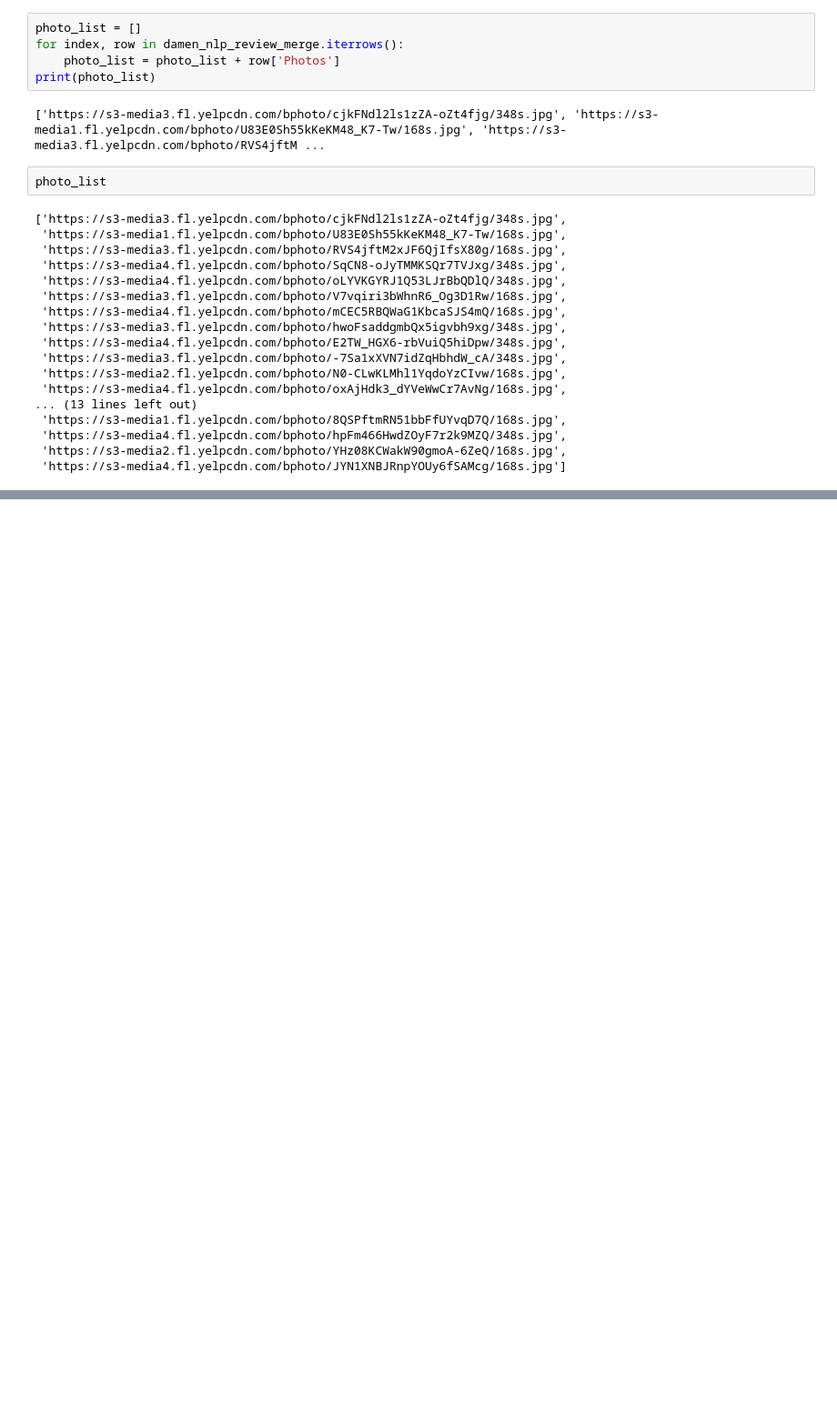
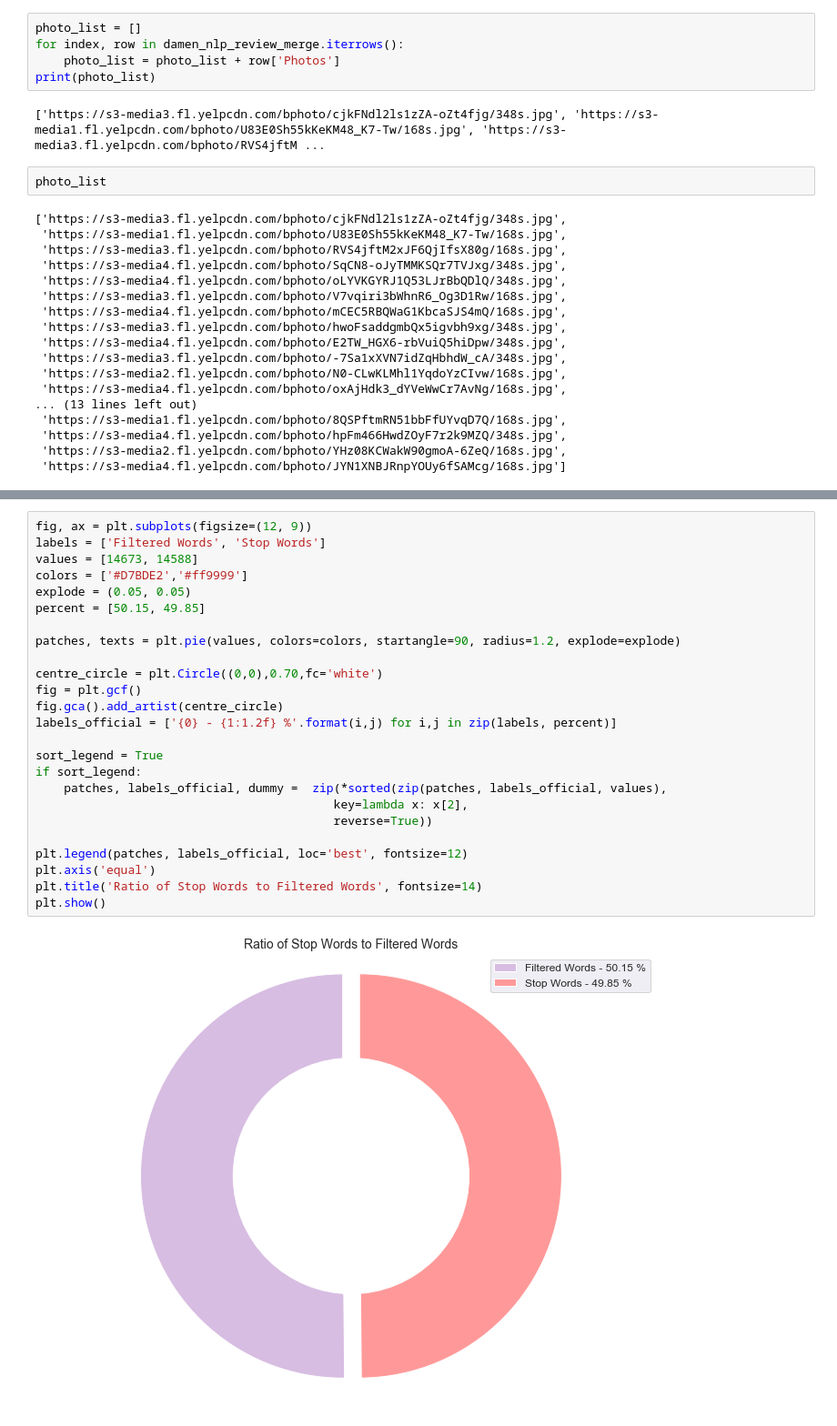
Before and after one commit to PoojaChopra123/pie_thon, a Jupyter notebook: jupyter notebooks/stacy_scratch.ipynb, the cells around one changed output, grey strips where cells are left out. Shown at 91% size. Saved outputs shown, nothing was run; the diff lists cells and outputs as text; blank space fills up the shorter version.

```diff
--- a/jupyter notebooks/stacy_scratch.ipynb
+++ b/jupyter notebooks/stacy_scratch.ipynb
@@ -1569,0 +1642,27 @@ photo_list
+# %%
+fig, ax = plt.subplots(figsize=(12, 9))
+labels = ['Filtered Words', 'Stop Words']
+values = [14673, 14588]
+colors = ['#D7BDE2','#ff9999']
+explode = (0.05, 0.05)
+percent = [50.15, 49.85]
+
+patches, texts = plt.pie(values, colors=colors, startangle=90, radius=1.2, explode=explode)
+
+centre_circle = plt.Circle((0,0),0.70,fc='white')
+fig = plt.gcf()
+fig.gca().add_artist(centre_circle)
+labels_official = ['{0} - {1:1.2f} %'.format(i,j) for i,j in zip(labels, percent)]
+
+sort_legend = True
+if sort_legend:
+    patches, labels_official, dummy =  zip(*sorted(zip(patches, labels_official, values),
+                                          key=lambda x: x[2],
+                                          reverse=True))
+
+plt.legend(patches, labels_official, loc='best', fontsize=12)
+plt.axis('equal')
+plt.title('Ratio of Stop Words to Filtered Words', fontsize=14)
+plt.show()
+# %% [output]
+[figure, added]
```
Also changed, not shown: parts of 20 cells of this notebook, 13 other files.
